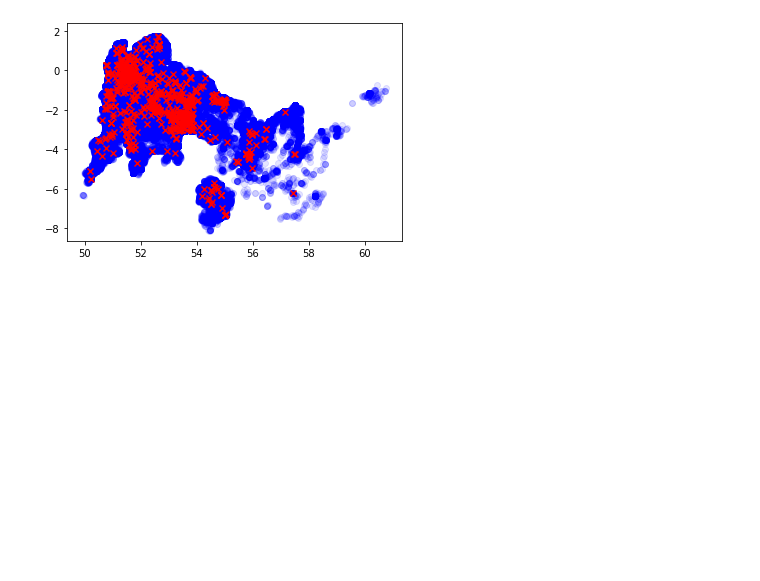
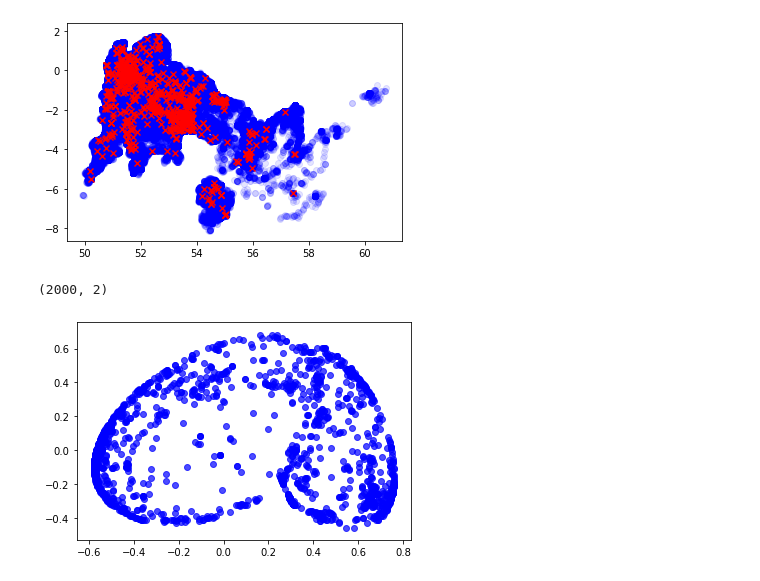
Before and after one commit to kalialeksiev/adversarial-ml, a Jupyter notebook: notebooks/Dataset visualisation.ipynb, the cells around one changed output. Drawn from its saved outputs; the diff is of its cells as text; code cells hidden in the pictures; blank space fills up the shorter version.

Commit message:
Added kernel PCA to the lat/long visualisation.

```diff
--- a/notebooks/Dataset visualisation.ipynb
+++ b/notebooks/Dataset visualisation.ipynb
@@ -25,3 +26,24 @@ plt.scatter(x[failedcomps].T[0], x[failedcomps].T[1],
 plt.show()
 # %% [output]
 [figure]
+# %%
+# Now use Principal Component Analysis with Radial Basis Function kernel to decompose the lat/long
+# representation into something more useful.
+
+# Due to memory constraints, we have to do this on a smaller dataset:
+xsmall = x[np.random.choice(np.array(range(0, len(x))), size=2000)]
+
+# Create the kernel PCA object (project into 2 dimensions)
+transformer = KernelPCA(n_components=2, kernel='rbf')
+
+# Perform transformation:
+xtransformed = transformer.fit_transform(xsmall)
+print(xtransformed.shape)
+# %% [output]
+(2000, 2)
+# %%
+plt.scatter(xtransformed.T[0], xtransformed.T[1],
+            marker='o', alpha=0.7, color='blue')
+plt.show()
+# %% [output]
+[figure, added]
```
Also changed, not shown: parts of 1 cell of this notebook, 1 other file.
